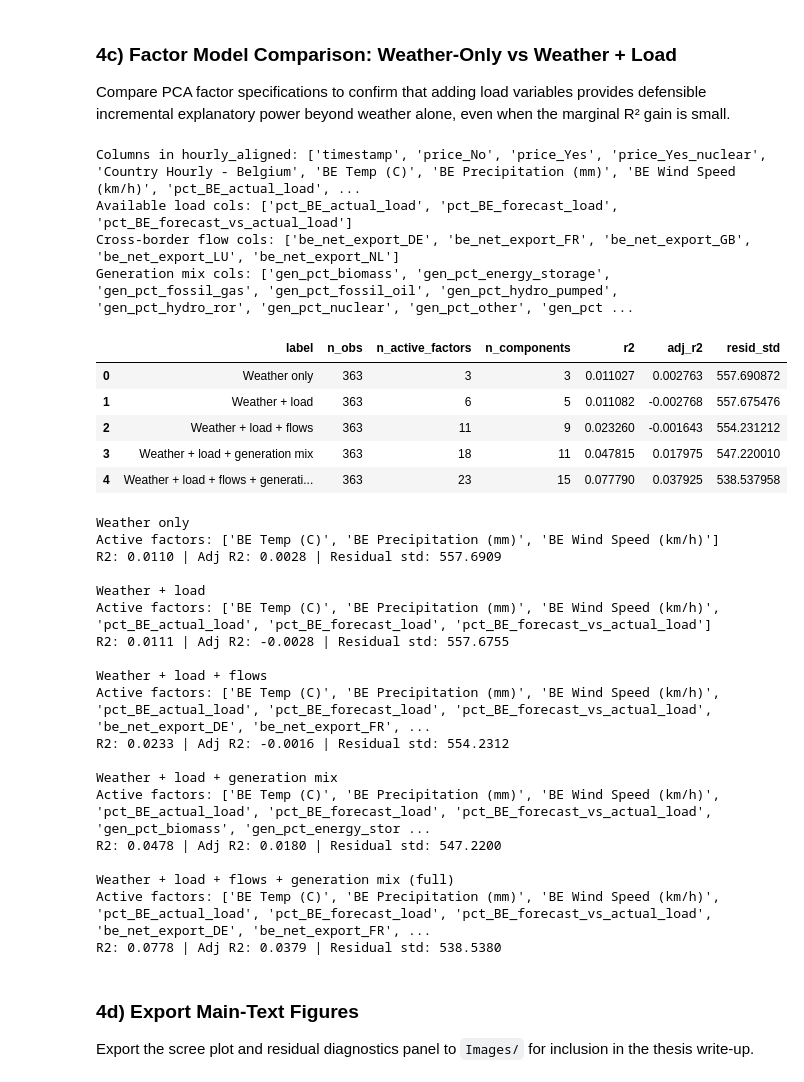
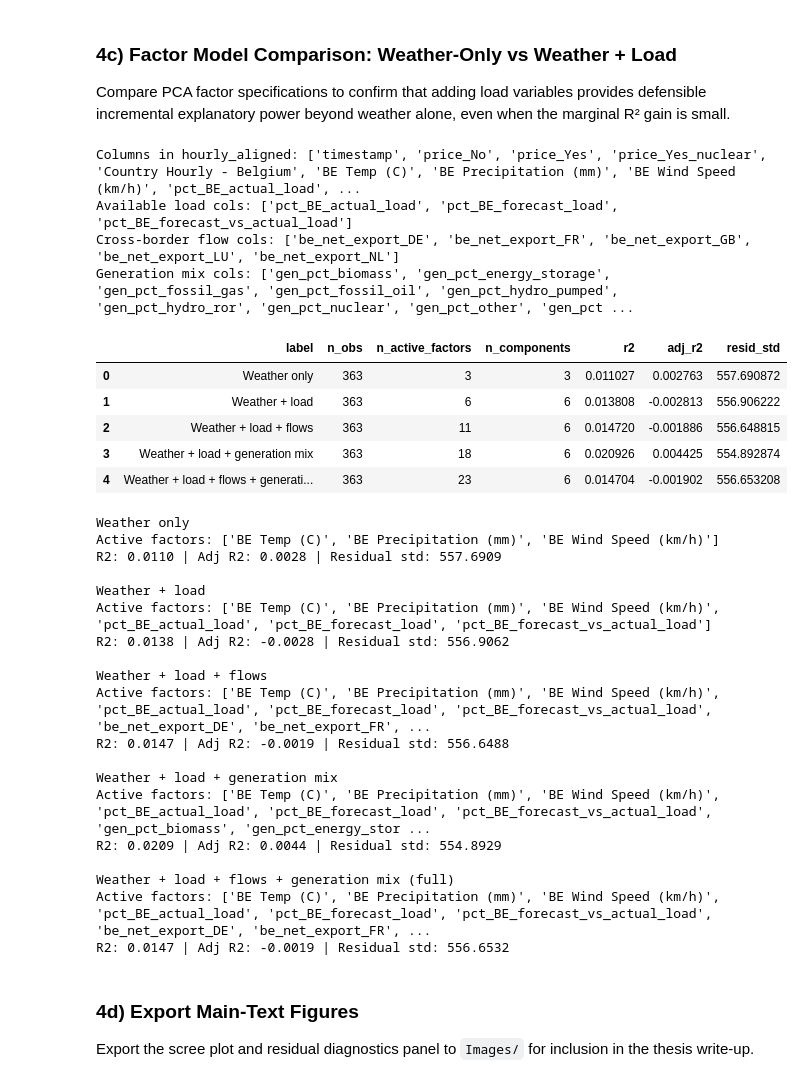
Before and after one commit to seconlon99/Prediction-Markets-Quant-Hedging, a Jupyter notebook: Energy_Lower_Freq_Nuclear.ipynb, the cells around one changed output. Drawn from its saved outputs; the diff is of its cells as text; code cells hidden in the pictures.

```diff
--- a/Energy_Lower_Freq_Nuclear.ipynb
+++ b/Energy_Lower_Freq_Nuclear.ipynb
@@ -1092,8 +1092,7 @@ cum_explained = np.cumsum(explained)
 # Fixed at 6 components based on scree plot inspection:
 # PC1-PC5 each contribute meaningfully (≥2%); PC7+ ≈ 0.
 # The 95%-variance rule over-selects when many near-zero PCs exist.
-N_COMPONENTS_FIXED = 6
-n_components  = min(N_COMPONENTS_FIXED, len(S))
+n_components  = max(1, int(np.searchsorted(cum_explained, 0.95) + 1))
 X_pca_train   = Xz_train_np @ Vt.T[:, :n_components]
 
 X_design_train = np.column_stack([np.ones(len(X_pca_train)), X_pca_train])
@@ -1773,8 +1763,7 @@ Xz_train_np = Xz_train.to_numpy(dtype=float)
 U, S, Vt = np.linalg.svd(Xz_train_np, full_matrices=False)
 explained     = (S ** 2) / np.sum(S ** 2)
 cum_explained = np.cumsum(explained)
-N_COMPONENTS_FIXED = 6
-n_components  = min(N_COMPONENTS_FIXED, len(S))
+n_components  = max(1, int(np.searchsorted(cum_explained, 0.95) + 1))
 X_pca_train   = Xz_train_np @ Vt.T[:, :n_components]
 
 loadings = pd.DataFrame(
@@ -2047,8 +2036,7 @@ def fit_pca_factor_model(df, target_col, factor_cols, label):
 
     U, S, _ = np.linalg.svd(Xz.to_numpy(), full_matrices=False)
     explained = (S**2) / np.sum(S**2)
-    N_COMPONENTS_FIXED = 6
-    n_components = min(N_COMPONENTS_FIXED, len(S))
+    n_components = max(1, int(np.searchsorted(np.cumsum(explained), 0.95) + 1))
     scores = U * S
     X_pca = scores[:, :n_components]
 
@@ -2101,56 +2089,56 @@ if _has_load and _has_gen:
         weather_cols + load_cols + _avail_gen_cols,
         "Weather + load + generation mix"))
 
 if _has_load and _has_flow and _has_gen:
     results.append(fit_pca_factor_model(
         hourly_aligned, base_target,
         weather_cols + load_cols + _avail_flow_cols + _avail_gen_cols,
         "Weather + load + flows + generation mix (full)"))
 
 print(f"Available load cols: {available_load_cols}")
 print(f"Cross-border flow cols: {_avail_flow_cols}")
 print(f"Generation mix cols: {_avail_gen_cols}")
 
 comp = pd.DataFrame([{k: v for k, v in r.items() if k != "active_factors"} for r in results])
 display(comp)
 
 for r in results:
     print("\n", r["label"], sep="")
     if "error" in r:
         print("Error:", r["error"])
         continue
     print("Active factors:", r["active_factors"])
     print(f"R2: {r['r2']:.4f} | Adj R2: {r['adj_r2']:.4f} | Residual std: {r['resid_std']:.4f}")
 # %% [output]
 Columns in hourly_aligned: ['timestamp', 'price_No', 'price_Yes', 'price_Yes_nuclear', 'Country Hourly - Belgium', 'BE Temp (C)', 'BE Precipitation (mm)', 'BE Wind Speed (km/h)', 'pct_BE_actual_load', ...
 Available load cols: ['pct_BE_actual_load', 'pct_BE_forecast_load', 'pct_BE_forecast_vs_actual_load']
 Cross-border flow cols: ['be_net_export_DE', 'be_net_export_FR', 'be_net_export_GB', 'be_net_export_LU', 'be_net_export_NL']
 Generation mix cols: ['gen_pct_biomass', 'gen_pct_energy_storage', 'gen_pct_fossil_gas', 'gen_pct_fossil_oil', 'gen_pct_hydro_pumped', 'gen_pct_hydro_ror', 'gen_pct_nuclear', 'gen_pct_other', 'gen_pct ...
 |  | label | n_obs | n_active_factors | n_components | r2 | adj_r2 | resid_std |
 | 0 | Weather only | 363 | 3 | 3 | 0.011027 | 0.002763 | 557.690872 |
-| 1 | Weather + load | 363 | 6 | 5 | 0.011082 | -0.002768 | 557.675476 |
-| 2 | Weather + load + flows | 363 | 11 | 9 | 0.023260 | -0.001643 | 554.231212 |
-| 3 | Weather + load + generation mix | 363 | 18 | 11 | 0.047815 | 0.017975 | 547.220010 |
-| 4 | Weather + load + flows + generati... | 363 | 23 | 15 | 0.077790 | 0.037925 | 538.537958 |
+| 1 | Weather + load | 363 | 6 | 6 | 0.013808 | -0.002813 | 556.906222 |
+| 2 | Weather + load + flows | 363 | 11 | 6 | 0.014720 | -0.001886 | 556.648815 |
+| 3 | Weather + load + generation mix | 363 | 18 | 6 | 0.020926 | 0.004425 | 554.892874 |
+| 4 | Weather + load + flows + generati... | 363 | 23 | 6 | 0.014704 | -0.001902 | 556.653208 |
 Weather only
 Active factors: ['BE Temp (C)', 'BE Precipitation (mm)', 'BE Wind Speed (km/h)']
 R2: 0.0110 | Adj R2: 0.0028 | Residual std: 557.6909
 
 Weather + load
 Active factors: ['BE Temp (C)', 'BE Precipitation (mm)', 'BE Wind Speed (km/h)', 'pct_BE_actual_load', 'pct_BE_forecast_load', 'pct_BE_forecast_vs_actual_load']
-R2: 0.0111 | Adj R2: -0.0028 | Residual std: 557.6755
+R2: 0.0138 | Adj R2: -0.0028 | Residual std: 556.9062
 
 Weather + load + flows
 Active factors: ['BE Temp (C)', 'BE Precipitation (mm)', 'BE Wind Speed (km/h)', 'pct_BE_actual_load', 'pct_BE_forecast_load', 'pct_BE_forecast_vs_actual_load', 'be_net_export_DE', 'be_net_export_FR', ...
-R2: 0.0233 | Adj R2: -0.0016 | Residual std: 554.2312
+R2: 0.0147 | Adj R2: -0.0019 | Residual std: 556.6488
 
 Weather + load + generation mix
 Active factors: ['BE Temp (C)', 'BE Precipitation (mm)', 'BE Wind Speed (km/h)', 'pct_BE_actual_load', 'pct_BE_forecast_load', 'pct_BE_forecast_vs_actual_load', 'gen_pct_biomass', 'gen_pct_energy_stor ...
-R2: 0.0478 | Adj R2: 0.0180 | Residual std: 547.2200
+R2: 0.0209 | Adj R2: 0.0044 | Residual std: 554.8929
 
 Weather + load + flows + generation mix (full)
 Active factors: ['BE Temp (C)', 'BE Precipitation (mm)', 'BE Wind Speed (km/h)', 'pct_BE_actual_load', 'pct_BE_forecast_load', 'pct_BE_forecast_vs_actual_load', 'be_net_export_DE', 'be_net_export_FR', ...
-R2: 0.0778 | Adj R2: 0.0379 | Residual std: 538.5380
+R2: 0.0147 | Adj R2: -0.0019 | Residual std: 556.6532
 # %% [markdown]
 ### 4d) Export Main-Text Figures
 
```
Also changed, not shown: parts of 18 cells of this notebook, 2 other files.
